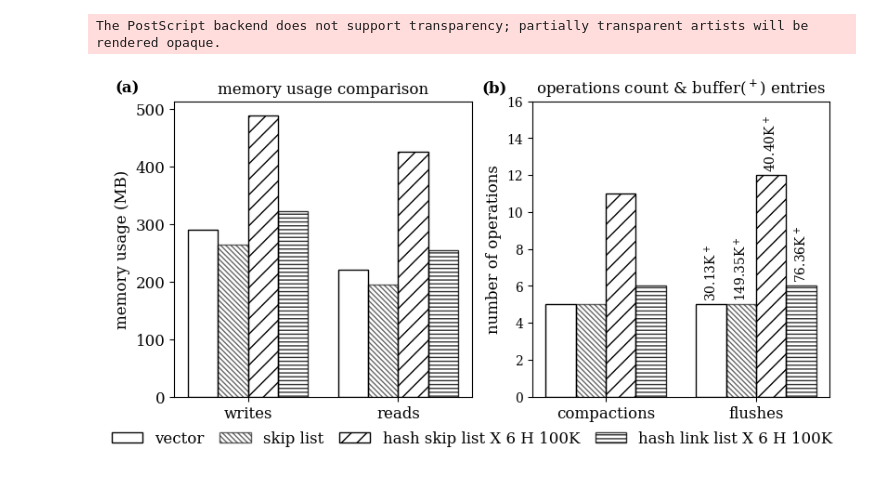
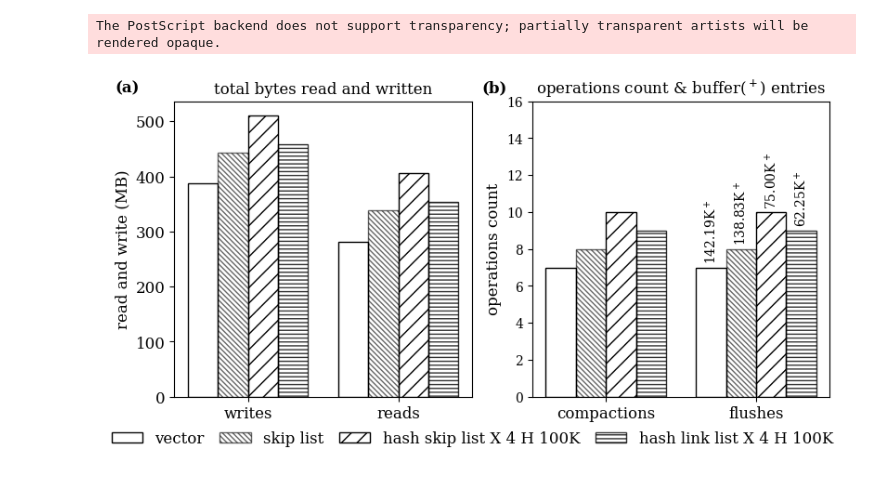
Before and after one commit to boao-james-chen/Self-Design-LSM-Buffer, a Jupyter notebook: development/rocksdb/examples/__working_branch/_experiments/plotflushcompactions.ipynb, the cells around one changed output. Drawn from its saved outputs; the diff is of its cells as text; code cells hidden in the pictures.

```diff
--- a/development/rocksdb/examples/__working_branch/_experiments/plotflushcompactions.ipynb
+++ b/development/rocksdb/examples/__working_branch/_experiments/plotflushcompactions.ipynb
@@ -72,9 +72,9 @@ def get_properties(key: str) -> Dict[str, str]:
     else:
         raise ValueError(f"Unknown key: {key}")
 # %%
-def get_exp_dirname(query_type: str, selectivity: float, entry_size: int) -> str:
+def get_exp_dirname(query_type: str, selectivity: float, entry_size: int, epp: int) -> str:
     return (
-        f"{__WORKING_BRANCH_PATH}/experiments-{query_type}-{selectivity}-{entry_size}"
+        f"{__WORKING_BRANCH_PATH}/experiments-{query_type}-{selectivity}-{entry_size}-{epp}"
     )
 
 
@@ -94,8 +94,8 @@ def get_log_dirname(
     updates: int = 0,
 ):
     if memtable.lower() in ("hashskiplist", "hashlinklist"):
-        return f"{get_exp_dirname(query_type, selectivity, entry_size)}/I {inserts} U {updates} S {range_queries} Y {selectivity} Q {point_queries} m {memtable.lower()} E {entry_size} B {number_of_entries_per_page} P {number_of_pages} T {size_ratio} l {prefixlen} bucket_count {bucket_count}"
-    return f"{get_exp_dirname(query_type, selectivity, entry_size)}/I {inserts} U {updates} S {range_queries} Y {selectivity} Q {point_queries} m {memtable.lower()} E {entry_size} B {number_of_entries_per_page} P {number_of_pages} T {size_ratio}"
+        return f"{get_exp_dirname(query_type, selectivity, entry_size, number_of_entries_per_page)}/I {inserts} U {updates} S {range_queries} Y {selectivity} Q {point_queries} m {memtable.lower()} E {entry_size} B {number_of_entries_per_page} P {number_of_pages} T {size_ratio} l {prefixlen} bucket_count {bucket_count}"
+    return f"{get_exp_dirname(query_type, selectivity, entry_size, number_of_entries_per_page)}/I {inserts} U {updates} S {range_queries} Y {selectivity} Q {point_queries} m {memtable.lower()} E {entry_size} B {number_of_entries_per_page} P {number_of_pages} T {size_ratio}"
 # %%
 def process_log_file(
     log_file: str, logs_dict: dict, index, key: str = "", key_to_search: str = ""
@@ -113,6 +113,8 @@ def process_flush_stats(log_dir: str, logs_dict: dict):
     df = pd.read_csv(filepath)
     logs_dict["TotalFlushes"] = df.shape[0] - 1
     logs_dict["entriesLeft"] = df.iloc[-1]["NumEntries"]
+    logs_dict["AverageFlushSizeBytes"] = df.iloc[:-1]["DataSize"].mean()
+    logs_dict["AvgNumberofFlushEntries"] = df.iloc[:-1]["NumEntries"].mean()
 
 def autolabel(rectangle_group, ax, value):
     for rect in rectangle_group[1:]:
@@ -121,16 +123,16 @@ def autolabel(rectangle_group, ax, value):
                 xy = (rect.get_x() + rect.get_width() / 2, height),
                 ha='center', color = 'black', rotation=90, xytext=(0,5), textcoords="offset points")
 # %%
-query_type = "IN"
+query_type = "Footprint-And-Writes"
 entry_size = 64
 memtables = ["Vector", "SkipList", "Hashskiplist", "Hashlinklist"]
-inserts = 1000000
+inserts = 1500000
 point_queries = 0
 range_queries = 0
 number_of_entries_per_page = 64
 number_of_pages = 4096
 updates = 0
-prefixlen = 6
+prefixlen = 4
 bucket_count = 100000
 
 selectivities = [0]
@@ -276,8 +278,8 @@ x_ticks = [1, 2]
 ax[0].set_xticks(x_ticks)
 ax[0].set_xticklabels(["writes", "reads"], fontsize=12)
 
-ax[0].set_title(f"memory usage comparison", fontsize=12)
-ax[0].set_ylabel("memory usage (MB)", fontsize=12)
+ax[0].set_title(f"total bytes read and written", fontsize=12)
+ax[0].set_ylabel("read and write (MB)", fontsize=12)
 
 ax[0].text(x=-0.20, y=1.03, s='(a)', fontsize=12,
     horizontalalignment='left',
@@ -315,32 +317,32 @@ bar7 = ax[1].bar(
 bar8 = ax[1].bar(
     hash_linkdf_x,
     [hash_linkdf["NumCompactions"].values[0], hash_linkdf["TotalFlushes"].values[0]],
     width,
     label=f"hash link list X {prefixlen} H {bucket_count//1000}K",
     **get_properties("Hashlinklist"),
 )
 
 autolabel(bar5, ax[1], vecdf["entriesLeft"].values[0])
 autolabel(bar6, ax[1], skipdf["entriesLeft"].values[0])
 autolabel(bar7, ax[1], hash_skipdf["entriesLeft"].values[0])
 autolabel(bar8, ax[1], hash_linkdf["entriesLeft"].values[0])
 
 
 ax[1].set_xticks(x_ticks)
 ax[1].set_xticklabels(["compactions", "flushes"], fontsize=12)
 ax[1].set_title(f"operations count & buffer($^+$) entries", fontsize=12)
-ax[1].set_ylabel("number of operations", fontsize=12)
+ax[1].set_ylabel("operations count", fontsize=12)
 ax[1].set_ylim(bottom=0, top=16)
 # ax[1].legend(loc="upper right", fontsize=12)
 ax[1].text(x=-0.17, y=1.03, s='(b)', fontsize=12,
     horizontalalignment='left',
     transform=ax[1].transAxes, fontweight='bold')
 
 fig.legend(handles=[bar1, bar2, bar3, bar4], loc='upper center', ncol=4, fontsize=12, bbox_to_anchor=(0.5, 0.05), frameon=False, columnspacing=1)
 
 plt.tight_layout()
 plt.savefig("flush-compaction.eps", format="eps", bbox_inches="tight", dpi=1200)
 plt.show()
 # %% [output]
 The PostScript backend does not support transparency; partially transparent artists will be rendered opaque.
-[figure, old version]
+[figure, new version]
```
Also changed, not shown: parts of 9 cells of this notebook, 13 other files.
